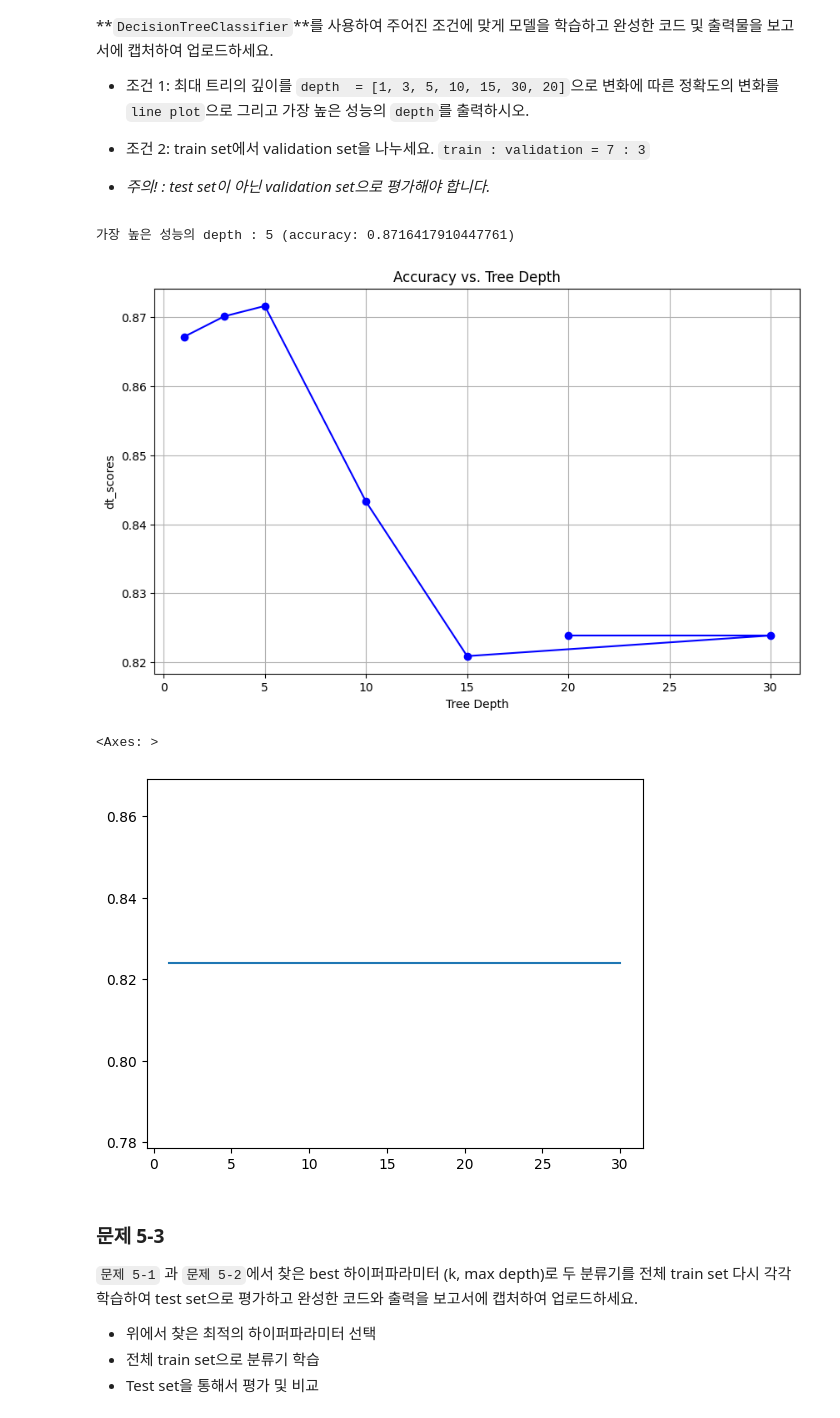
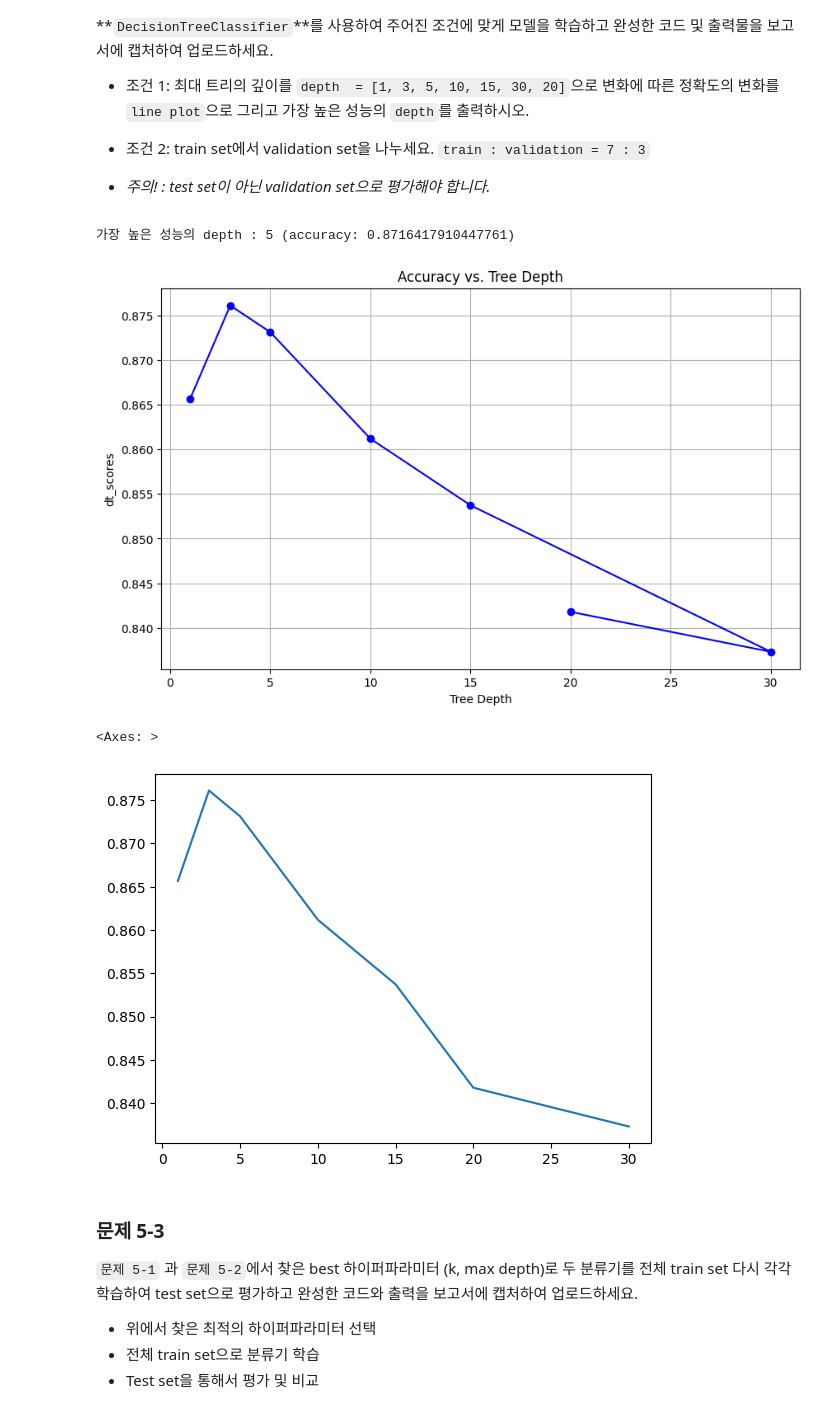
Before and after one commit to nanac0n/2024S-Ajou-ML, a Jupyter notebook: HW1_202126469_홍리나.ipynb, the cells around one changed output. Drawn from its saved outputs; the diff is of its cells as text; code cells hidden in the pictures.

```diff
--- a/HW1_202126469_홍리나.ipynb
+++ b/HW1_202126469_홍리나.ipynb
@@ -815,24 +815,24 @@ X_val_imputed = imputer.transform(X_val)
 
 # K값 설정 및 정확도 리스트 선언
 numK = [1, 3, 5, 15, 55, 101, 501]
-accur = []
+knn_scores = []
 
 for k in numK:
     knn = KNeighborsClassifier(n_neighbors=k)
     knn.fit(X_train_imputed, y_train)
     y_pred = knn.predict(X_val_imputed)
-    knn_scores = accuracy_score(y_val, y_pred)
-    accur.append(knn_scores)
+    Accuracy = accuracy_score(y_val, y_pred)
+    knn_scores.append(Accuracy)
 
 # 최고 성능의 k 값과 정확도 출력
 best_k = numK[accur.index(max(accur))]
-print(f"가장 높은 성능의 K : {best_k} (accuracy: {max(accur)})")
+print(f"가장 높은 성능의 K : {best_k} (accuracy: {max(knn_scores)})")
 
 # k에 따른 정확도 변화 시각화
-plt.plot(numK, accur, marker='o')
+plt.plot(numK, knn_scores, marker='o')
 plt.title('Accuracy vs. K Value')
 plt.xlabel('K Value')
-plt.ylabel('knn_scores')
+plt.ylabel('Accuracy')
 plt.show()
 
 
@@ -870,48 +870,48 @@ X_train, X_val, y_train, y_val = train_test_split(X_encoded, y, test_size=0.3)
 
 # 최대 트리 깊이
 num_dep = [1, 3, 5, 10, 15, 30, 20]
-accur = []
+dt_scores = []
 
 # 결측치를 평균값으로 대체
 imputer = SimpleImputer(strategy='mean')
 X_train_imputed = imputer.fit_transform(X_train)
 X_val_imputed = imputer.transform(X_val)
 
 
 for depth in num_dep:
     # DecisionTreeClassifier 모델 생성 및 학습
     dtc = DecisionTreeClassifier(max_depth=depth, random_state=42)
     dtc.fit(X_train_imputed, y_train)  # 결측치가 처리된 데이터 사용
 
     # Validation set으로 평가
     y_pred = dtc.predict(X_val_imputed)  # 결측치가 처리된 데이터 사용
-    dt_scores = accuracy_score(y_val, y_pred)
-    accur.append(dt_scores)
+    accuracy = accuracy_score(y_val, y_pred)
+    dt_scores.append(accuracy)
 
 # 최고 성능의 depth와 그 때의 정확도 출력
 best_depth = num_dep[accur.index(max(accur))]
 
 print(f"가장 높은 성능의 depth : {best_depth} (accuracy: {max(accur)})")
 
 # depth에 따른 정확도 변화를 line plot으로 그리기
 plt.figure(figsize=(10, 6))
-plt.plot(num_dep, accur, marker='o', linestyle='-', color='blue')
+plt.plot(num_dep, dt_scores, marker='o', linestyle='-', color='blue')
 plt.title('Accuracy vs. Tree Depth')
 plt.xlabel('Tree Depth')
 plt.ylabel('dt_scores')
 plt.grid(True)
 plt.show()
 
 ################ 코드 끝  ######################
 ##############################################
 # %% [output]
 가장 높은 성능의 depth : 5 (accuracy: 0.8716417910447761)
-[figure, old version]
+[figure, new version]
 # %%
 sns.lineplot(x = num_dep, y = dt_scores)
 # %% [output]
 <Axes: >
-[figure, old version]
+[figure, new version]
 # %% [markdown]
 ### 문제 5-3
 `문제 5-1` 과 `문제 5-2`에서 찾은 best 하이퍼파라미터 (k, max depth)로 두 분류기를 전체 train set 다시 각각 학습하여 test set으로 평가하고 완성한 코드와 출력을 보고서에 캡처하여 업로드하세요.
```
Also changed, not shown: parts of 2 cells of this notebook.
